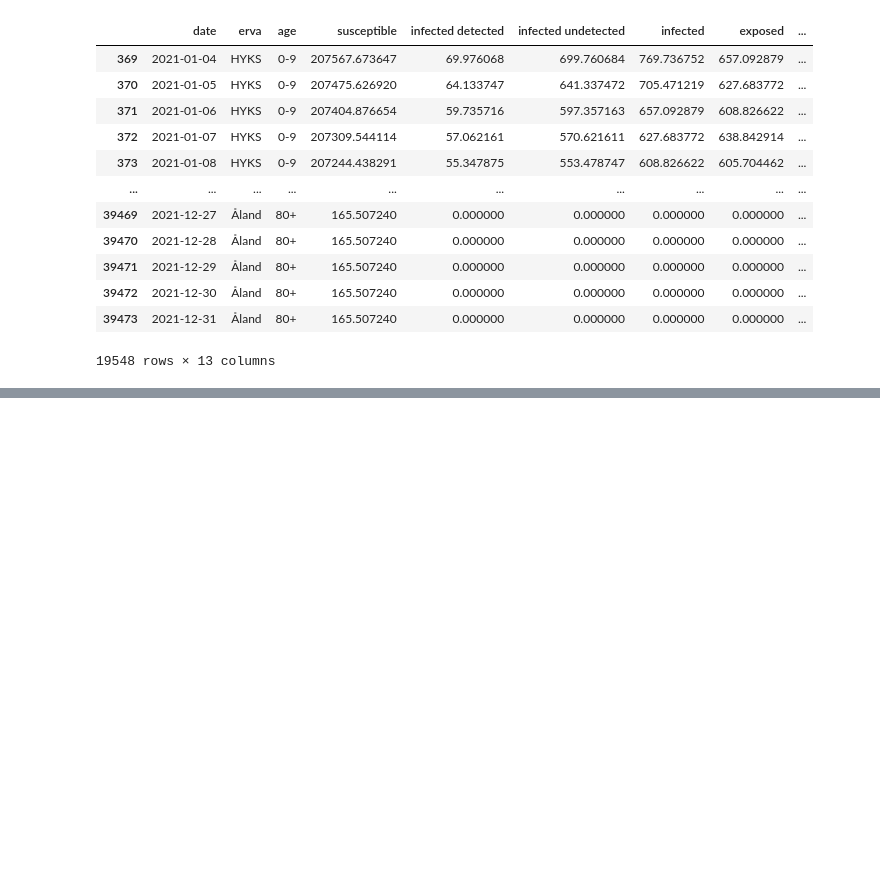
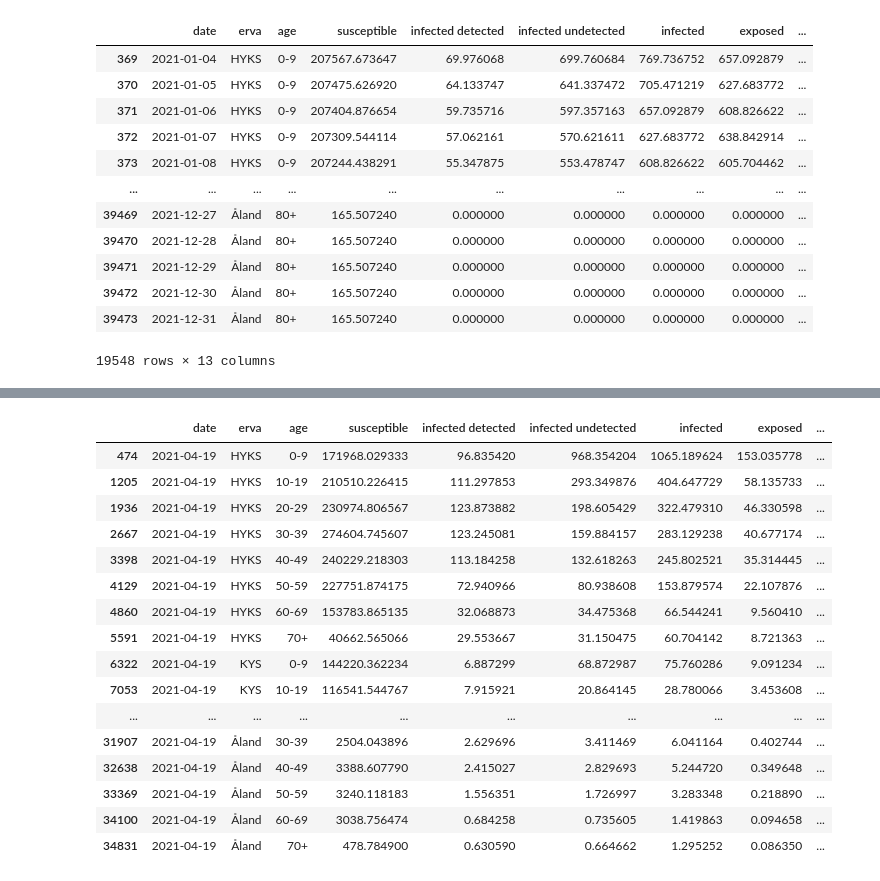
Before and after one commit to FINCoVID19/optimized_vaccination_finland, a Jupyter notebook: reported_cases_age_erva.ipynb, the cells around one changed output, grey strips where cells are left out. Drawn from its saved outputs; the diff is of its cells as text; code cells hidden in the pictures; blank space fills up the shorter version.

```diff
--- a/reported_cases_age_erva.ipynb
+++ b/reported_cases_age_erva.ipynb
@@ -141,0 +160,24 @@ epidemic_state.loc[epidemic_state['date'] >= '2021-01-04', ]
+# %%
+ep8 = pd.read_csv('out/epidemic_finland_8.csv')
+# %%
+ep8_zero = ep8.loc[ep8['date'] == '2021-04-19', :]
+# %%
+ep8_zero
+# %% [output]
+|  | date | erva | age | susceptible | infected detected | infected undetected | infected | exposed | ... |
+| 474 | 2021-04-19 | HYKS | 0-9 | 171968.029333 | 96.835420 | 968.354204 | 1065.189624 | 153.035778 | ... |
+| 1205 | 2021-04-19 | HYKS | 10-19 | 210510.226415 | 111.297853 | 293.349876 | 404.647729 | 58.135733 | ... |
+| 1936 | 2021-04-19 | HYKS | 20-29 | 230974.806567 | 123.873882 | 198.605429 | 322.479310 | 46.330598 | ... |
+| 2667 | 2021-04-19 | HYKS | 30-39 | 274604.745607 | 123.245081 | 159.884157 | 283.129238 | 40.677174 | ... |
+| 3398 | 2021-04-19 | HYKS | 40-49 | 240229.218303 | 113.184258 | 132.618263 | 245.802521 | 35.314445 | ... |
+| 4129 | 2021-04-19 | HYKS | 50-59 | 227751.874175 | 72.940966 | 80.938608 | 153.879574 | 22.107876 | ... |
+| 4860 | 2021-04-19 | HYKS | 60-69 | 153783.865135 | 32.068873 | 34.475368 | 66.544241 | 9.560410 | ... |
+| 5591 | 2021-04-19 | HYKS | 70+ | 40662.565066 | 29.553667 | 31.150475 | 60.704142 | 8.721363 | ... |
+| 6322 | 2021-04-19 | KYS | 0-9 | 144220.362234 | 6.887299 | 68.872987 | 75.760286 | 9.091234 | ... |
+| 7053 | 2021-04-19 | KYS | 10-19 | 116541.544767 | 7.915921 | 20.864145 | 28.780066 | 3.453608 | ... |
+| ... | ... | ... | ... | ... | ... | ... | ... | ... | ... |
+| 31907 | 2021-04-19 | Åland | 30-39 | 2504.043896 | 2.629696 | 3.411469 | 6.041164 | 0.402744 | ... |
+| 32638 | 2021-04-19 | Åland | 40-49 | 3388.607790 | 2.415027 | 2.829693 | 5.244720 | 0.349648 | ... |
+| 33369 | 2021-04-19 | Åland | 50-59 | 3240.118183 | 1.556351 | 1.726997 | 3.283348 | 0.218890 | ... |
+| 34100 | 2021-04-19 | Åland | 60-69 | 3038.756474 | 0.684258 | 0.735605 | 1.419863 | 0.094658 | ... |
+| 34831 | 2021-04-19 | Åland | 70+ | 478.784900 | 0.630590 | 0.664662 | 1.295252 | 0.086350 | ... |
```
Also changed, not shown: parts of 7 cells of this notebook, 4 other files.
